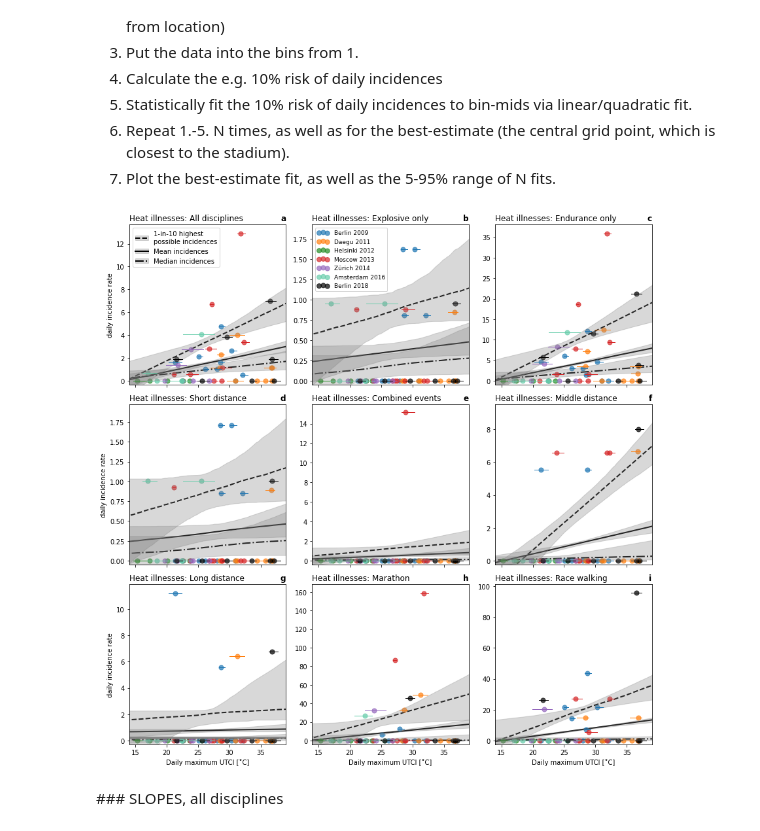
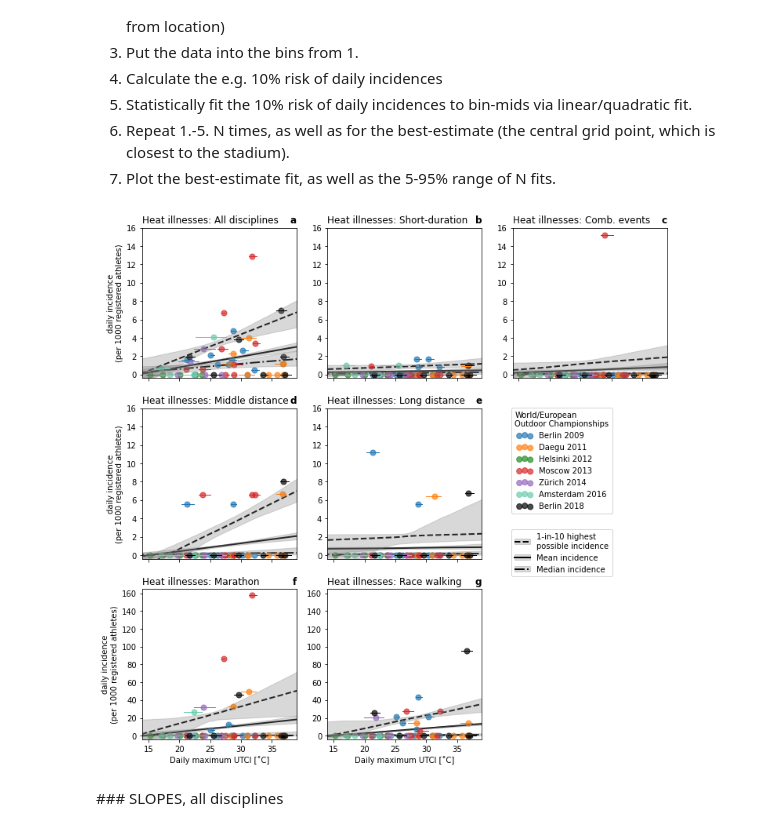
Before and after one commit to milankl/AthleticsChampionshipsHeat, a Jupyter notebook: scripts/AthleticChampionshipHeatIllnesses.ipynb, the cells around one changed output. Saved outputs shown, nothing was run; the diff lists cells and outputs as text; code cells hidden in the pictures.

```diff
--- a/scripts/AthleticChampionshipHeatIllnesses.ipynb
+++ b/scripts/AthleticChampionshipHeatIllnesses.ipynb
@@ -48,9 +48,9 @@ di_heat_ld = DF_disciplines.values[:,ABC2index("W")].astype(np.float)  # long di
 di_heat_ma = DF_disciplines.values[:,ABC2index("X")].astype(np.float)  # marathon
 di_heat_rw = DF_disciplines.values[:,ABC2index("Y")].astype(np.float)  # race walking
 
-di_grouped = [di_heatall,di_heatexpl,di_heatendu,
-              di_heat_sd,di_heat_ce,di_heat_md,
-              di_heat_ld,di_heat_ma,di_heat_rw]
+di_grouped = [di_heatall,di_heat_sd,di_heat_ce,
+              di_heat_md,di_heat_ld,
+              di_heat_ma,di_heat_rw]
 # %%
 # LOAD UTCI DATA
 ndays = len(di_heatall)
@@ -205,7 +205,7 @@ alfa2=0.3
 lws=1.0
 pci = [2.5,97.5]
 
-axv = [axs[0,0],axs[0,1],axs[0,2],axs[1,0],axs[1,1],axs[1,2],axs[2,0],axs[2,1],axs[2,2]]
+axv = [axs[0,0],axs[0,1],axs[0,2],axs[1,0],axs[1,1],axs[2,0],axs[2,1]]
 
 # scatterpoints for expected
 for i in range(nevents):
@@ -228,67 +228,61 @@ h01, = axv[0].plot(xall,np.median(fits[0,:,:,0],axis=1),"k--",lw=2,zorder=-5)
 h02, = axv[0].plot(xall,np.median(fits[0,:,:,1],axis=1),"k-.",lw=2,zorder=-5)
 h03, = axv[0].plot(xall,np.median(fits[0,:,:,2],axis=1),"k",lw=2,zorder=-5)
 
-axv[0].legend([(fb01,h01),(fb03,h03),(fb02,h02)],("1-in-10 highest\npossible incidences","Mean incidences","Median incidences"),loc=2,fontsize=10)
+axv[0].legend([(fb01,h01),(fb03,h03),(fb02,h02)],("1-in-10 highest\npossible incidence","Mean incidence","Median incidence"),
+              bbox_to_anchor= (3.07, -0.98),fontsize=10)
 
 for igroup,di_group in enumerate(di_grouped[1:]):
     igroup += 1
     axv[igroup].fill_between(xall,np.percentile(fits[igroup,:,:,0],pci[0],axis=1),np.percentile(fits[igroup,:,:,0],pci[1],axis=1),color="grey",alpha=alfa2)
     axv[igroup].fill_between(xall,np.percentile(fits[igroup,:,:,1],pci[0],axis=1),np.percentile(fits[igroup,:,:,1],pci[1],axis=1),color="grey",alpha=alfa2)
     axv[igroup].fill_between(xall,np.percentile(fits[igroup,:,:,2],pci[0],axis=1),np.percentile(fits[igroup,:,:,2],pci[1],axis=1),color="grey",alpha=alfa2)
 
     axv[igroup].plot(xall,np.median(fits[igroup,:,:,0],axis=1),"k--",lw=2,zorder=-5)
     axv[igroup].plot(xall,np.median(fits[igroup,:,:,1],axis=1),"k-.",lw=2,zorder=-5)
     axv[igroup].plot(xall,np.median(fits[igroup,:,:,2],axis=1),"k",lw=2,zorder=-5)
 
-# axs[1].fill_between(xall,np.percentile(fits1[:,:,0],pci[0],axis=1),np.percentile(fits1[:,:,0],pci[1],axis=1),color="grey",alpha=alfa2)
-# axs[1].fill_between(xall,np.percentile(fits1[:,:,1],pci[0],axis=1),np.percentile(fits1[:,:,1],pci[1],axis=1),color="grey",alpha=alfa2)
-# axs[1].fill_between(xall,np.percentile(fits1[:,:,2],pci[0],axis=1),np.percentile(fits1[:,:,2],pci[1],axis=1),color="grey",alpha=alfa2)
+axv[0].set_title("Heat illnesses: All disciplines",loc="left")
+axv[1].set_title("Heat illnesses: Short-duration",loc="left")
+axv[2].set_title("Heat illnesses: Comb. events",loc="left")
+axv[3].set_title("Heat illnesses: Middle distance",loc="left")
+axv[4].set_title("Heat illnesses: Long distance",loc="left")
+axv[5].set_title("Heat illnesses: Marathon",loc="left")
+axv[6].set_title("Heat illnesses: Race walking",loc="left")
 
-# axs[2].fill_between(xall,np.percentile(fits2[:,:,0],pci[0],axis=1),np.percentile(fits2[:,:,0],pci[1],axis=1),color="grey",alpha=alfa2)
-# axs[2].fill_between(xall,np.percentile(fits2[:,:,1],pci[0],axis=1),np.percentile(fits2[:,:,1],pci[1],axis=1),color="grey",alpha=alfa2)
-# axs[2].fill_between(xall,np.percentile(fits2[:,:,2],pci[0],axis=1),np.percentile(fits2[:,:,2],pci[1],axis=1),color="grey",alpha=alfa2)
-
-# axs[1].plot(xall,np.median(fits1[:,:,0],axis=1),"k--",lw=2,zorder=-5)
-# axs[1].plot(xall,np.median(fits1[:,:,1],axis=1),"k-.",lw=2,zorder=-5)
-# axs[1].plot(xall,np.median(fits1[:,:,2],axis=1),"k",lw=2,zorder=-5)
-
-# axs[2].plot(xall,np.median(fits2[:,:,0],axis=1),"k--",lw=2,zorder=-5)
-# axs[2].plot(xall,np.median(fits2[:,:,1],axis=1),"k-.",lw=2,zorder=-5)
-# axs[2].plot(xall,np.median(fits2[:,:,2],axis=1),"k",lw=2,zorder=-5)
-
-
-axv[0].set_title("Heat illnesses: All disciplines",loc="left")
-axv[1].set_title("Heat illnesses: Explosive only",loc="left")
-axv[2].set_title("Heat illnesses: Endurance only",loc="left")
-axv[3].set_title("Heat illnesses: Short distance",loc="left")
-axv[4].set_title("Heat illnesses: Combined events",loc="left")
-axv[5].set_title("Heat illnesses: Middle distance",loc="left")
-axv[6].set_title("Heat illnesses: Long distance",loc="left")
-axv[7].set_title("Heat illnesses: Marathon",loc="left")
-axv[8].set_title("Heat illnesses: Race walking",loc="left")
+axs[1,2].axis("off")
+axs[2,2].axis("off")
 
 for i in range(len(di_grouped)):
     axv[i].set_title(chr(97+i),loc="right",fontweight="bold")
 
-axv[-3].set_xlabel("Daily maximum UTCI [˚C]")
+# axv[-3].set_xlabel("Daily maximum UTCI [˚C]")
 axv[-2].set_xlabel("Daily maximum UTCI [˚C]")
 axv[-1].set_xlabel("Daily maximum UTCI [˚C]")
 
-axs[0,0].set_ylabel("daily incidence rate")
-axs[1,0].set_ylabel("daily incidence rate")
-axs[2,0].set_ylabel("daily incidence rate")
+axs[0,0].set_ylabel("daily incidence\n(per 1000 registered athletes)")
+axs[1,0].set_ylabel("daily incidence\n(per 1000 registered athletes)")
+axs[2,0].set_ylabel("daily incidence\n(per 1000 registered athletes)")
 
-axv[1].legend(loc=2,ncol=1,fontsize=9,scatterpoints=3)
+axv[1].legend(bbox_to_anchor= (1.87, -0.17),fontsize=10,
+              scatterpoints=3,title="World/European\nOutdoor Championships")
+
+axv[0].set_ylim(0,16)
+axv[1].set_ylim(0,16)
+axv[2].set_ylim(0,16)
+axv[3].set_ylim(0,16)
+axv[4].set_ylim(0,16)
+axv[5].set_ylim(0,165)
+axv[6].set_ylim(0,165)
 
 axv[0].set_xlim(14,39)
 for i in range(len(di_grouped)):
     prev_ymax = axv[i].get_ylim()[1]
     axv[i].set_ylim(-prev_ymax/40,prev_ymax)
 plt.tight_layout()
 
-# plt.savefig("heatillness_utci_explendu.pdf")
+plt.savefig("../plots/heatillness_utci.png")
 # %% [output]
-[figure, old version]
+[figure, new version]
 # %% [markdown]
 ### SLOPES, all disciplines
 # %%
```
Also changed, not shown: parts of 3 cells of this notebook, 3 other files.
